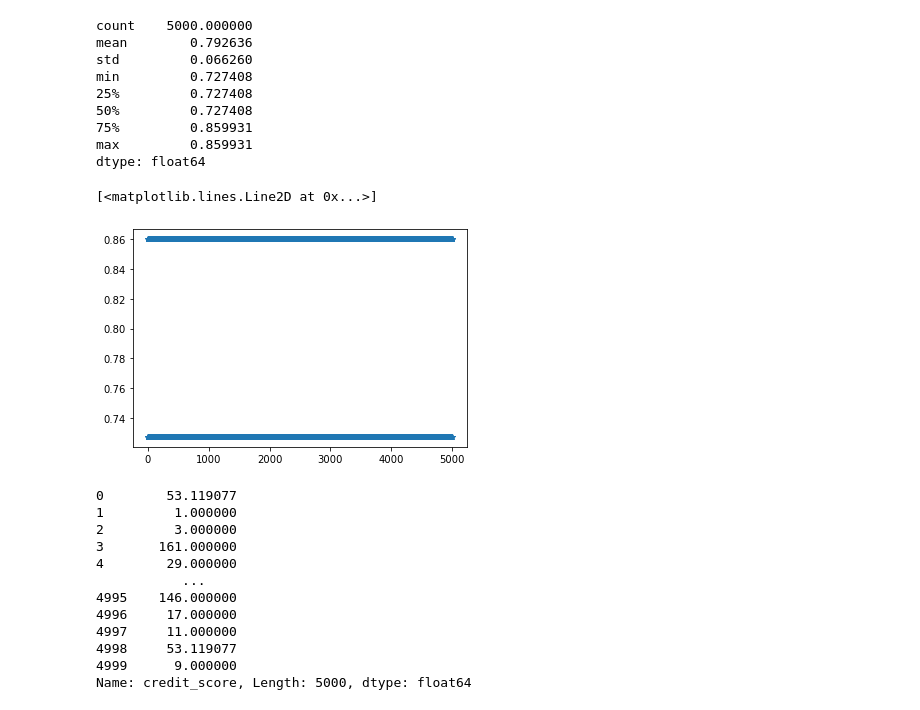
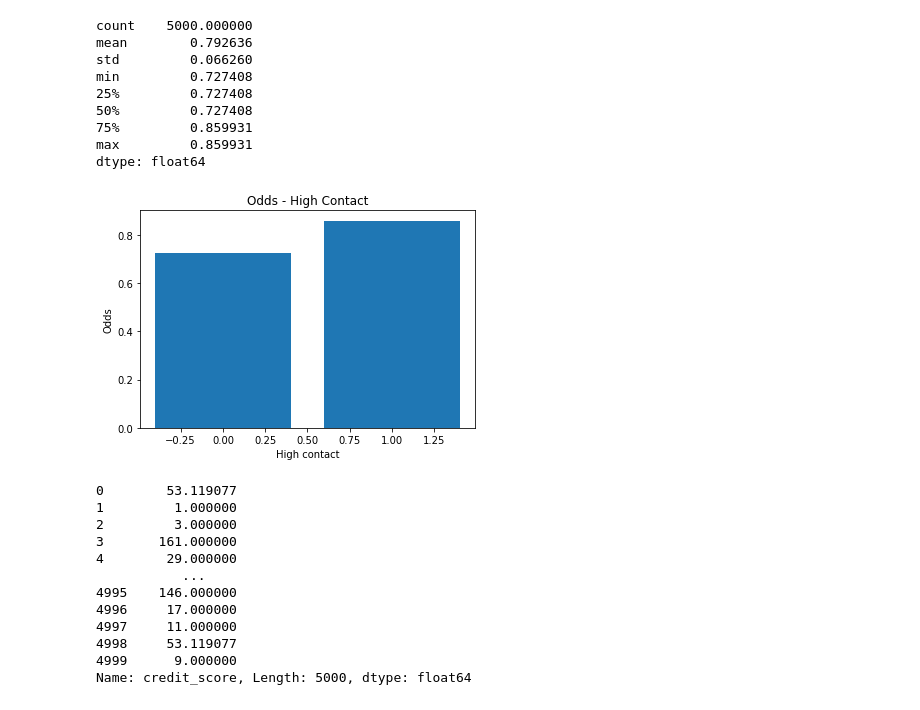
Before and after one commit to Lawrence-Lu/Jupyter, a Jupyter notebook: Fin-Tech/Assignment1/Code/DigitalFootprint vs Default and Deal.ipynb, the cells around one changed output. Drawn from its saved outputs; the diff is of its cells as text; code cells hidden in the pictures.

```diff
--- a/Fin-Tech/Assignment1/Code/DigitalFootprint vs Default and Deal.ipynb
+++ b/Fin-Tech/Assignment1/Code/DigitalFootprint vs Default and Deal.ipynb
@@ -19,7 +19,7 @@ import statsmodels.formula.api as smf
 <a id="1"></a>
 ## 1.Data Summary
 # %%
-data = pd.read_csv(r"C:\Users\221041007\Jupyter_git\Fin-Tech\Assignment1\Input\MDS6212 Week 1 Data.csv",encoding="gbk")
+data = pd.read_csv(r"C:\Users\15161\Jupyter_git\Fin-Tech\Assignment1\Input\MDS6212 Week 1 Data.csv",encoding="gbk")
 data.head()
 # %% [output]
 |  | uid | id | provincecode | birthday | age | gender | areaid | provincename | cityname | areaname | ... |
@@ -205,7 +209,7 @@ plt.show()
 data["credit_reg"] =data["creditlevelasbuyer"]
 # %%
 X_P = data[["gaodescore","tencentscore","huabeiamount","huabeibalance"]][data["creditlevelasbuyer"].isnull()]
-data["credit_reg"][data["creditlevelasbuyer"].isnull()] = model.predict(X_P)
+data["credit_reg"][data["creditlevelasbuyer"].isnull()] = clf.predict(X_P)
 # %% [output]
 A value is trying to be set on a copy of a slice from a DataFrame
 
@@ -561,12 +603,18 @@ min         0.727408
 75%         0.859931
 max         0.859931
 dtype: float64
+# %%
+X_contact = [0,1]
+Y_Odds = [odds[0],odds[1]]
 # %%
 ## not useful,only value < 1 means with only high contact, no matter what its value is it will predict it as not a fail deal
-plt.plot(odds,"*")
+plt.bar(X_contact, Y_Odds)
+plt.ylabel("Odds")
+plt.xlabel("High contact")
+plt.title("Odds - High Contact")
+plt.show()
 # %% [output]
-[<matplotlib.lines.Line2D at 0x...>]
-[figure, old version]
+[figure, new version]
 # %%
 data['credit_score']
 # %% [output]
```
Also changed, not shown: parts of 37 cells of this notebook, 1 other file.
